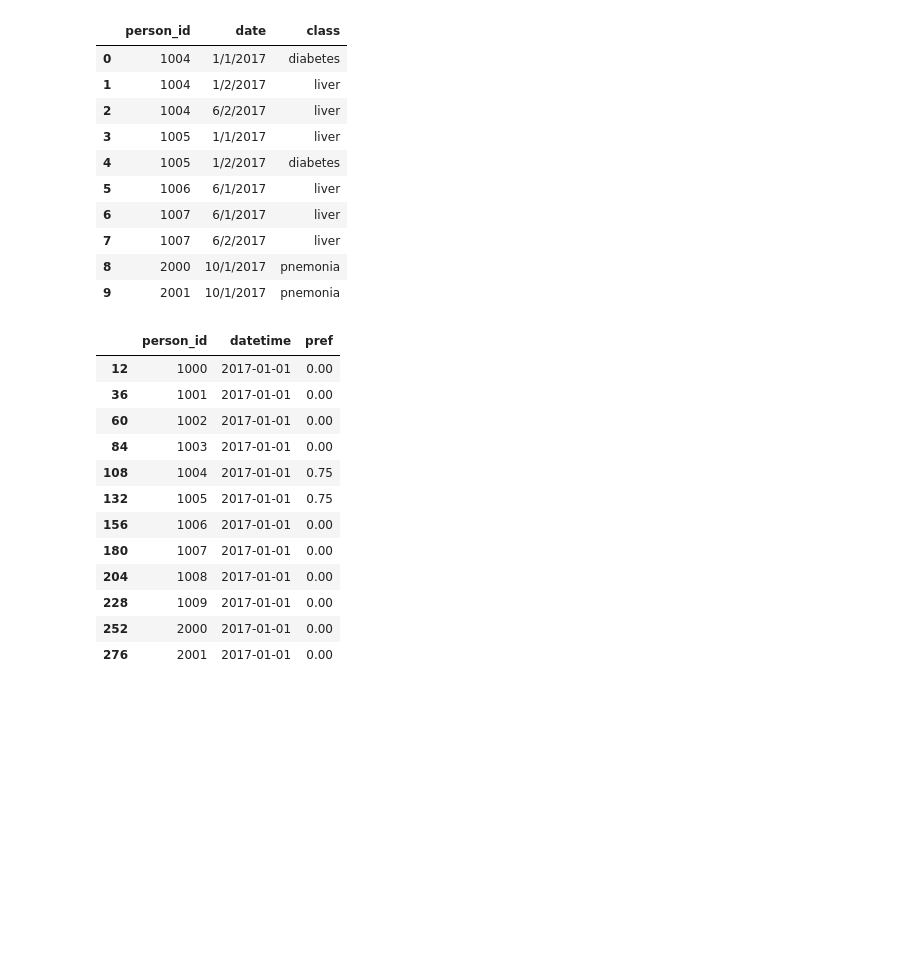
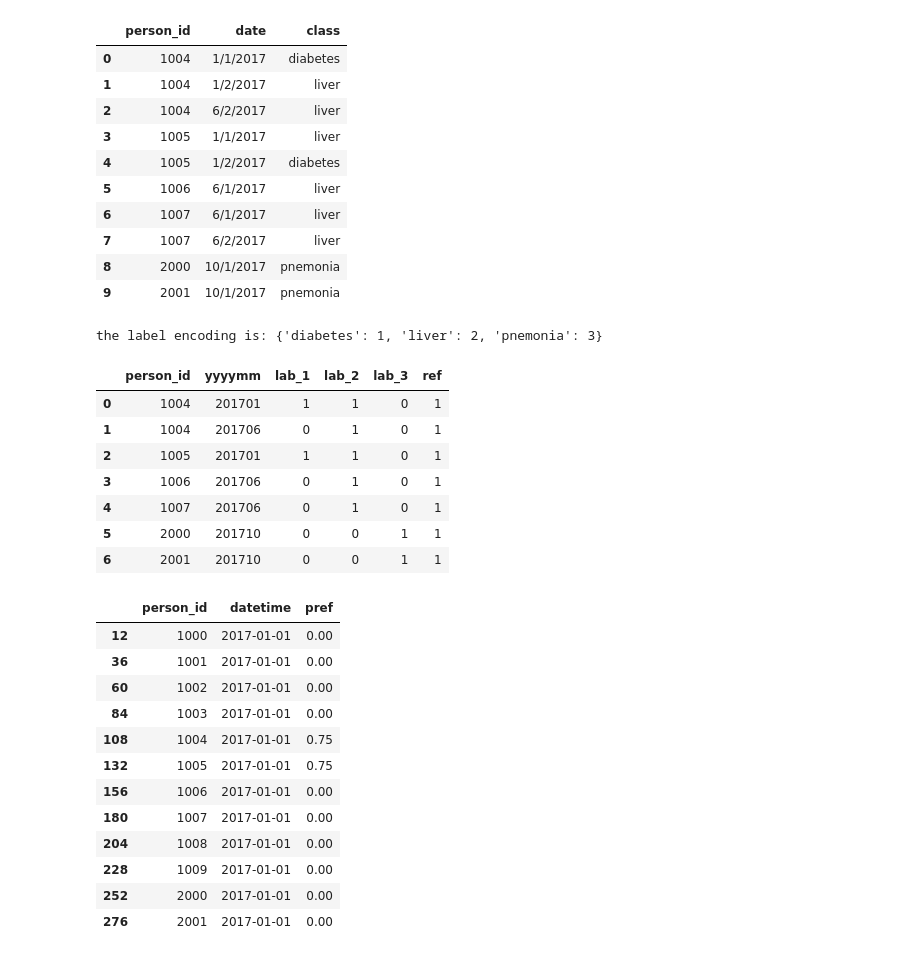
Before and after one commit to nafis-neehal/CDPHP_Evaluation, a Jupyter notebook: notebooks/evaluation.ipynb, the cells around one changed output. Drawn from its saved outputs; the diff is of its cells as text; code cells hidden in the pictures; blank space fills up the shorter version.

```diff
--- a/notebooks/use_evaluation.ipynb
+++ b/notebooks/evaluation.ipynb
@@ -63,6 +67,21 @@ ref
 | 7 | 1007 | 6/2/2017 | liver |
 | 8 | 2000 | 10/1/2017 | pnemonia |
 | 9 | 2001 | 10/1/2017 | pnemonia |
+# %%
+#The above referrals are preprocessed.
+ref, trans = ev.preprocess_referrals(c_r)
+print("the label encoding is:", trans)
+ref
+# %% [output]
+the label encoding is: {'diabetes': 1, 'liver': 2, 'pnemonia': 3}
+|  | person_id | yyyymm | lab_1 | lab_2 | lab_3 | ref |
+| 0 | 1004 | 201701 | 1 | 1 | 0 | 1 |
+| 1 | 1004 | 201706 | 0 | 1 | 0 | 1 |
+| 2 | 1005 | 201701 | 1 | 1 | 0 | 1 |
+| 3 | 1006 | 201706 | 0 | 1 | 0 | 1 |
+| 4 | 1007 | 201706 | 0 | 1 | 0 | 1 |
+| 5 | 2000 | 201710 | 0 | 0 | 1 | 1 |
+| 6 | 2001 | 201710 | 0 | 0 | 1 | 1 |
 # %%
 #These are the predictions.
 pred=pd.read_csv(c_p['dir']+c_p['file'])
```
Also changed, not shown: parts of 4 cells of this notebook.
